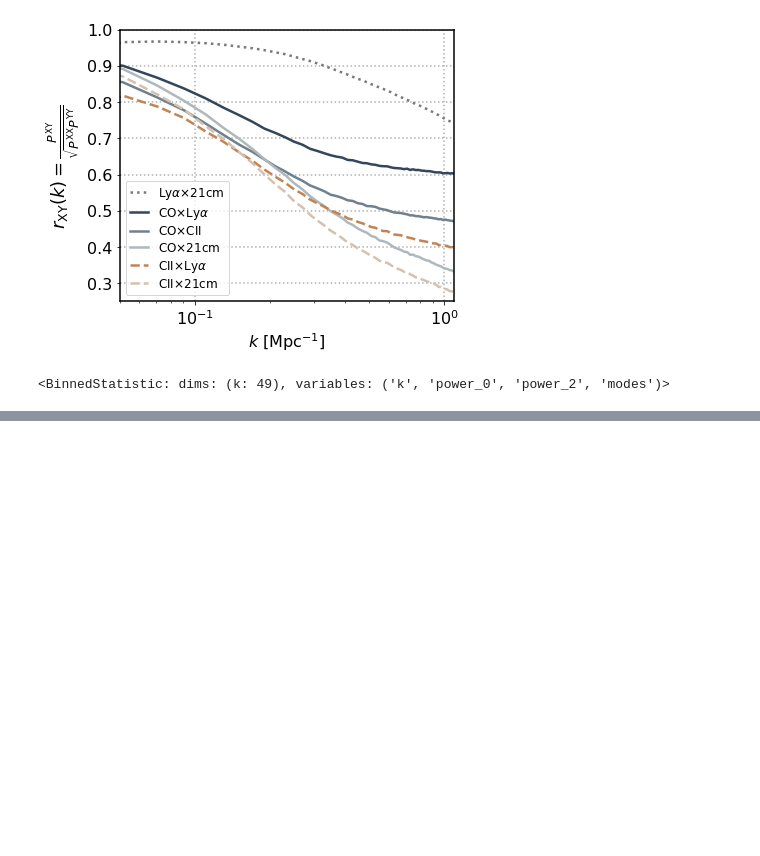
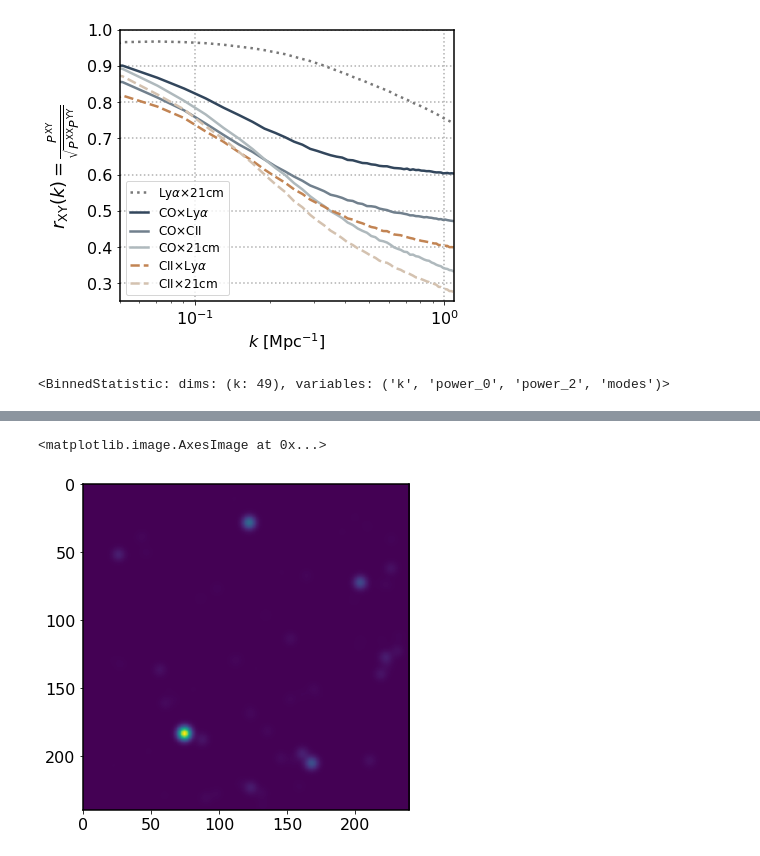
Before and after one commit to kokron/skyLine, a Jupyter notebook: notebooks/main_results_crosscorr.ipynb, the cells around one changed output, grey strips where cells are left out. Drawn from its saved outputs; the diff is of its cells as text; code cells hidden in the pictures; blank space fills up the shorter version.

```diff
--- a/notebooks/main_results_crosscorr.ipynb
+++ b/notebooks/main_results_crosscorr.ipynb
@@ -387,0 +471,4 @@ np.save('Pk_CIIxHI', [CIIxHI.poles['k'],CIIxHI.poles['power_0'].real, CIIxHI.pol
+# %%
+LC_HI=make_measurements(LC_params('HI'))
+# %%
+HI_map=np.asarray(LC_HI.obs_3d_map)
@@ -387,0 +493,5 @@ np.save('Pk_CIIxHI', [CIIxHI.poles['k'],CIIxHI.poles['power_0'].real, CIIxHI.pol
+# %%
+plt.imshow(HI_map[0])
+# %% [output]
+<matplotlib.image.AxesImage at 0x...>
+[figure, added]
```
Also changed, not shown: parts of 11 cells of this notebook, 3 other files.
